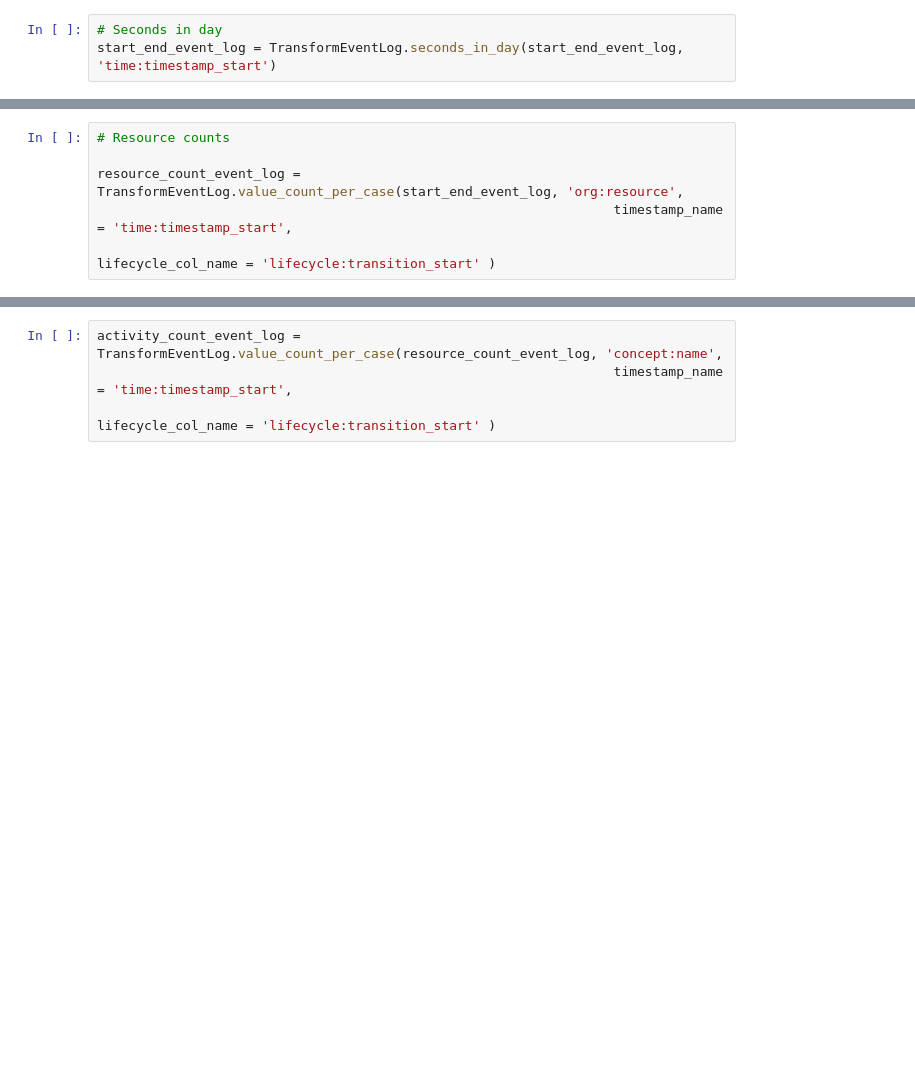
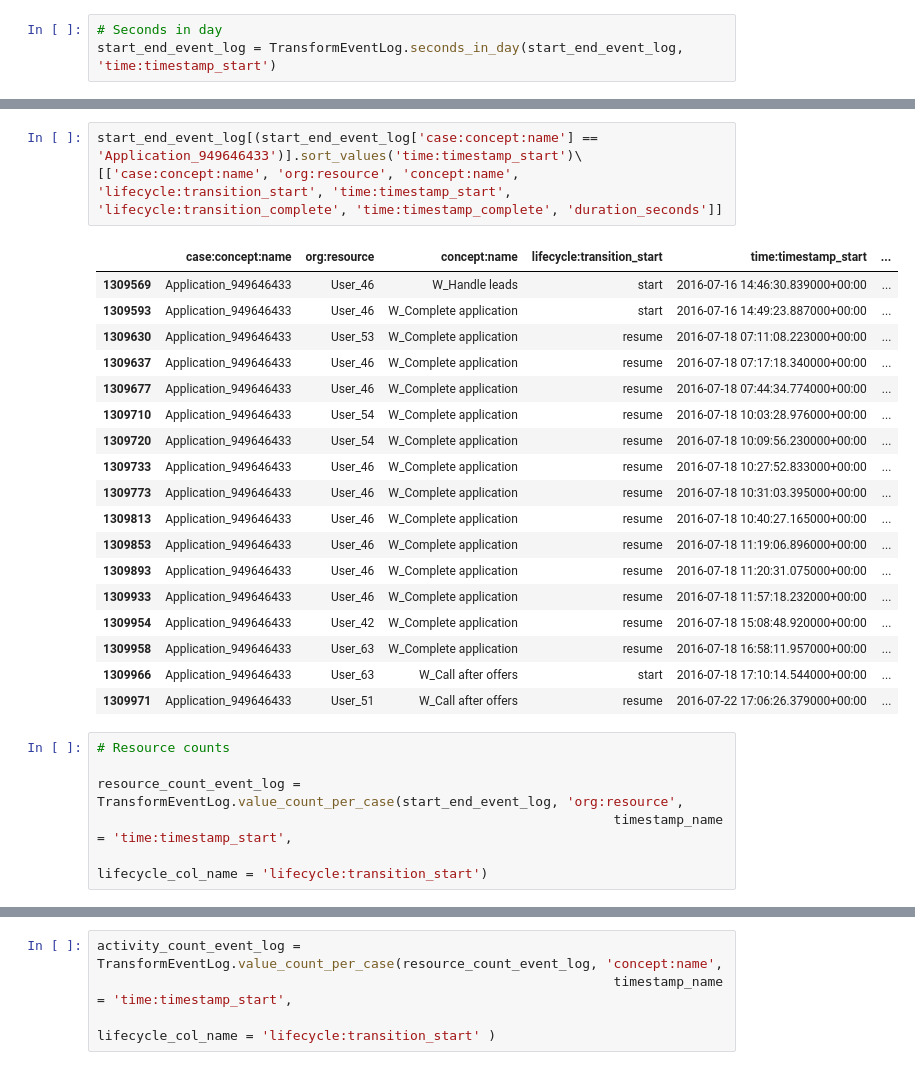
Before and after one commit to ltsstar/TaskExecutionTimeMining, a Jupyter notebook: src/notebooks/BPIC_2017/BPIC_2017_event_log_transformer.ipynb, the cells around one changed output, grey strips where cells are left out. Saved outputs shown, nothing was run; the diff lists cells and outputs as text; blank space fills up the shorter version.

```diff
--- a/src/notebooks/BPIC_2017/BPIC_2017_event_log_transformer.ipynb
+++ b/src/notebooks/BPIC_2017/BPIC_2017_event_log_transformer.ipynb
@@ -57,8 +90,30 @@ start_end_event_log
+# %%
+start_end_event_log[(start_end_event_log['case:concept:name'] == 'Application_949646433')].sort_values('time:timestamp_start')\
+[['case:concept:name', 'org:resource', 'concept:name', 'lifecycle:transition_start', 'time:timestamp_start', 'lifecycle:transition_complete', 'time:timestamp_complete', 'duration_seconds']]
+# %% [output]
+|  | case:concept:name | org:resource | concept:name | lifecycle:transition_start | time:timestamp_start | ... |
+| 1309569 | Application_949646433 | User_46 | W_Handle leads | start | 2016-07-16 14:46:30.839000+00:00 | ... |
+| 1309593 | Application_949646433 | User_46 | W_Complete application | start | 2016-07-16 14:49:23.887000+00:00 | ... |
+| 1309630 | Application_949646433 | User_53 | W_Complete application | resume | 2016-07-18 07:11:08.223000+00:00 | ... |
+| 1309637 | Application_949646433 | User_46 | W_Complete application | resume | 2016-07-18 07:17:18.340000+00:00 | ... |
+| 1309677 | Application_949646433 | User_46 | W_Complete application | resume | 2016-07-18 07:44:34.774000+00:00 | ... |
+| 1309710 | Application_949646433 | User_54 | W_Complete application | resume | 2016-07-18 10:03:28.976000+00:00 | ... |
+| 1309720 | Application_949646433 | User_54 | W_Complete application | resume | 2016-07-18 10:09:56.230000+00:00 | ... |
+| 1309733 | Application_949646433 | User_46 | W_Complete application | resume | 2016-07-18 10:27:52.833000+00:00 | ... |
+| 1309773 | Application_949646433 | User_46 | W_Complete application | resume | 2016-07-18 10:31:03.395000+00:00 | ... |
+| 1309813 | Application_949646433 | User_46 | W_Complete application | resume | 2016-07-18 10:40:27.165000+00:00 | ... |
+| 1309853 | Application_949646433 | User_46 | W_Complete application | resume | 2016-07-18 11:19:06.896000+00:00 | ... |
+| 1309893 | Application_949646433 | User_46 | W_Complete application | resume | 2016-07-18 11:20:31.075000+00:00 | ... |
+| 1309933 | Application_949646433 | User_46 | W_Complete application | resume | 2016-07-18 11:57:18.232000+00:00 | ... |
+| 1309954 | Application_949646433 | User_42 | W_Complete application | resume | 2016-07-18 15:08:48.920000+00:00 | ... |
+| 1309958 | Application_949646433 | User_63 | W_Complete application | resume | 2016-07-18 16:58:11.957000+00:00 | ... |
+| 1309966 | Application_949646433 | User_63 | W_Call after offers | start | 2016-07-18 17:10:14.544000+00:00 | ... |
+| 1309971 | Application_949646433 | User_51 | W_Call after offers | resume | 2016-07-22 17:06:26.379000+00:00 | ... |
 # %%
 # Resource counts
 
 resource_count_event_log = TransformEventLog.value_count_per_case(start_end_event_log, 'org:resource',
                                                                   timestamp_name = 'time:timestamp_start',
-                                                                 lifecycle_col_name = 'lifecycle:transition_start' )
+                                                                 lifecycle_col_name = 'lifecycle:transition_start')
 # %%
 resource_count_event_log
```
Also changed, not shown: parts of 12 cells of this notebook, 5 other files.
